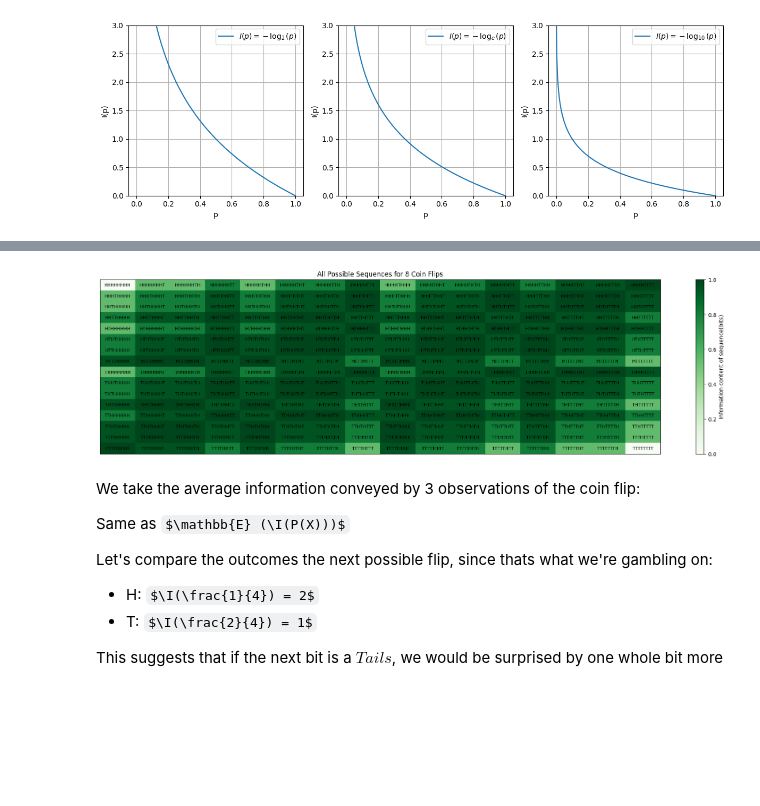
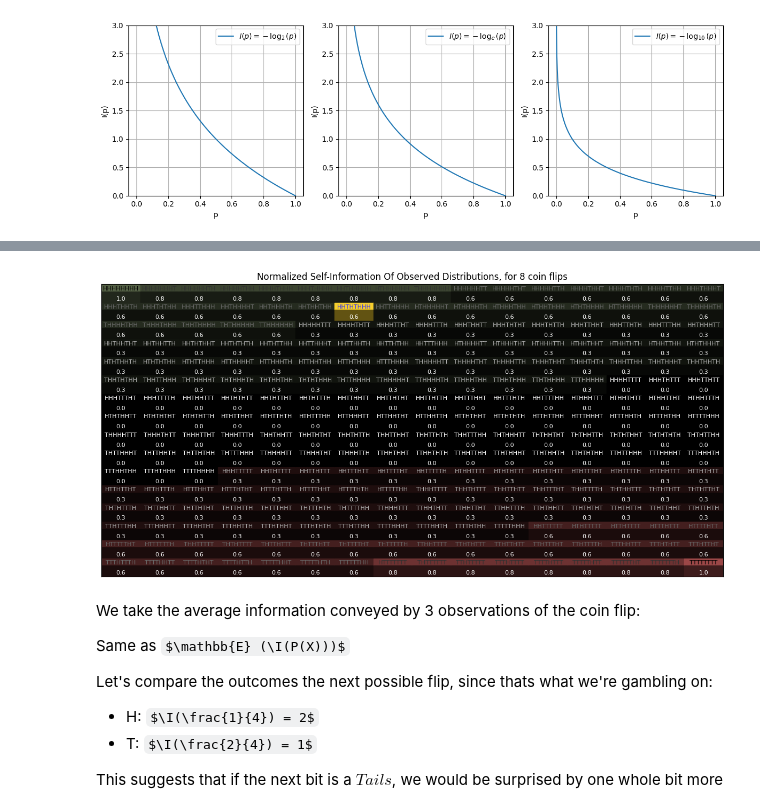
Before and after one commit to timofeji/notebooks, a Jupyter notebook: notebooks/information_theory/intoduction_to_information_theory.ipynb, the cells around one changed output, grey strips where cells are left out. Cells and saved outputs as stored; diff of their text form; code cells hidden in the pictures; some formulas as TeX source; blank space fills up the shorter version.

```diff
--- a/notebooks/information_theory/intoduction_to_information_theory.ipynb
+++ b/notebooks/information_theory/intoduction_to_information_theory.ipynb
@@ -169,63 +179,61 @@ the information conveyed to us is actually $\I(p_{tails}) = -\log(\frac{1}{3}) \
 # %%
 import itertools
 
-# Generate all possible sequences for N flips
 N = 8 # Number of flips
+
 sequences = [''.join(seq) for seq in itertools.product('HT', repeat=N)]
+sorted_sequences = sorted(sequences, key=lambda x: x.count('T'))
 
-# Calculate grid dimensions
 total_seqs = len(sequences)  # 2^N
 grid_width = int(np.ceil(np.sqrt(total_seqs)))
 grid_height = int(np.ceil(total_seqs / grid_width))
 
-# Create properly sized figure
-fig, ax = plt.subplots(figsize=(18, 5))
+
+fig, ax = plt.subplots(figsize=(12, 6))
 ax.set_xlim(0, grid_width)
 ax.set_ylim(0, grid_height)
 ax.set_xticks([])
 ax.set_yticks([])
 
-probs = np.array([[seq.count('T') / len(seq) for seq in sequences]])
+color_start = np.array([155, 71, 71]) / 255
+color_end   = np.array([85, 98, 70]) / 255
+
+# Plot boxes with text
+for i, seq in enumerate(sorted_sequences):
+    x = i % grid_width
+    y = grid_height - 1 - (i // grid_width)
 
 
-def calc_h(seq):
-    n = len(seq)
-    p_H = seq.count('H') / n
-    p_T = seq.count('T') / n
+    p_t = seq.count('T') / N
+    p_h = seq.count('H') / N
 
-    H = 0
-    if p_H > 0:
-        H -= p_H * np.log2(p_H)
-    if p_T > 0:
-        H -= p_T * np.log2(p_T)
+    color   = np.array([246, 247, 244]) / 255
 
-    return H
+    I=1
+    if p_t > 0.5:
+        I = -np.log2(p_t)
+        color = color_start * p_t
+    elif p_h > 0.5:
+        I = -np.log2(p_h)
+        color = color_end * p_h
 
-entropies = np.array([[calc_h(seq) for seq in sequences]])
+    color *= 1-I
+    text_color = np.array((.0, .0, .0)) + I* np.array([1,1,1])
 
+    if seq=='HHTHTHHH':
+        color = np.array([246, 207, 44]) / 255
+        text_color = np.array([46, 47, 244]) /255
 
-heatmap = np.reshape(entropies, (grid_height, grid_width))  # Reshape for heatmap
-cax = ax.imshow(heatmap, cmap='Greens', aspect='auto', interpolation='nearest', origin='upper')
-fig.colorbar(cax, ax=ax, orientation='vertical', label='Information content of sequence(bits)')
+    ax.add_patch(plt.Rectangle((x, y+.6), 1, .4, fill=True, color=color ))
+    ax.add_patch(plt.Rectangle((x, y), 1, .6, fill=True, color=color*.4 ))
+    ax.text(x + 0.5, y + 0.75, seq, ha='center', va='center', fontsize=8, color = text_color)
+    ax.text(x + 0.5, y + 0.2, f'{1-I :.1f}' , ha='center', va='center', fontsize=8, color = 'white')
 
-
-# Plot boxes with text
-for i, seq in enumerate(sequences):
-    x = i % grid_width
-    y = grid_height - 1 - (i // grid_width)  # Start from top row
-
-    # Calculate proportion of tails for coloring
-    bits = calc_h(seq)
-    color = plt.cm.Greens(bits )
-
-    ax.add_patch(plt.Rectangle((x, y), 1, 1, fill=True, color=color ))
-    ax.text(x + 0.5, y + 0.5, seq, ha='center', va='center', fontsize=8)
-
-plt.title(f"All Possible Sequences for {N} Coin Flips")
+plt.title(f"Normalized Self-Information Of Observed Distributions, for {N} coin flips")
 plt.tight_layout()
 plt.show()
 # %% [output]
-[figure, old version]
+[figure, new version]
 # %% [markdown]
 
 We take the average information conveyed by 3 observations of the coin flip:
```
Also changed, not shown: parts of 3 cells of this notebook.
